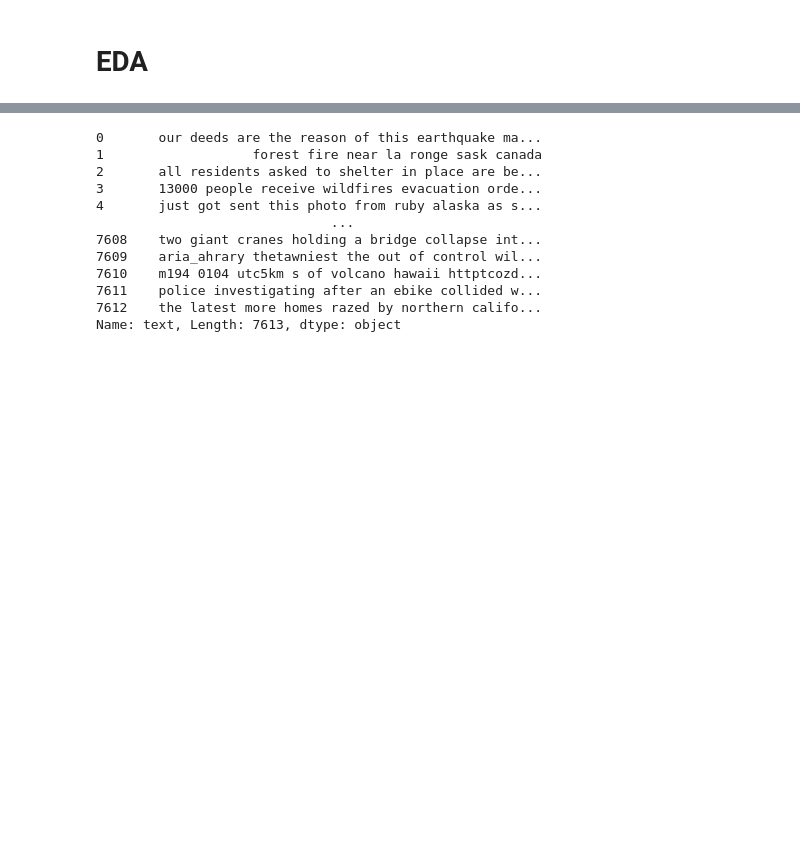
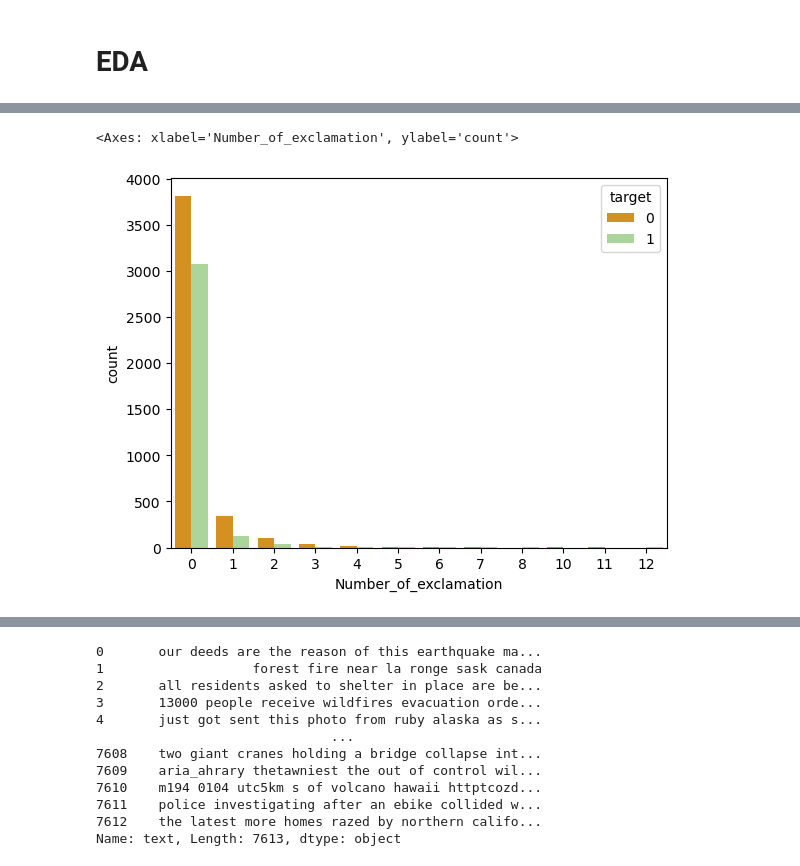
Before and after one commit to katarzynarogalska/DisasterTweets_KaggleCompetition, a Jupyter notebook: notebooks/TweetsEDA.ipynb, the cells around one changed output, grey strips where cells are left out. Drawn from its saved outputs; the diff is of its cells as text; code cells hidden in the pictures; blank space fills up the shorter version.

```diff
--- a/notebooks/TweetsEDA.ipynb
+++ b/notebooks/TweetsEDA.ipynb
@@ -70,0 +130,3 @@ df['location'].nunique()
+# %%
+df['Number_of_exclamation'] = df['text'].apply(count_exclamation_mark)
+df.head(10)
@@ -70,0 +145,5 @@ df['location'].nunique()
+# %%
+sns.countplot(df,x='Number_of_exclamation', hue='target',palette=['#f19805','#a8df92'])
+# %% [output]
+<Axes: xlabel='Number_of_exclamation', ylabel='count'>
+[figure, added]
```
Also changed, not shown: parts of 27 cells of this notebook.
